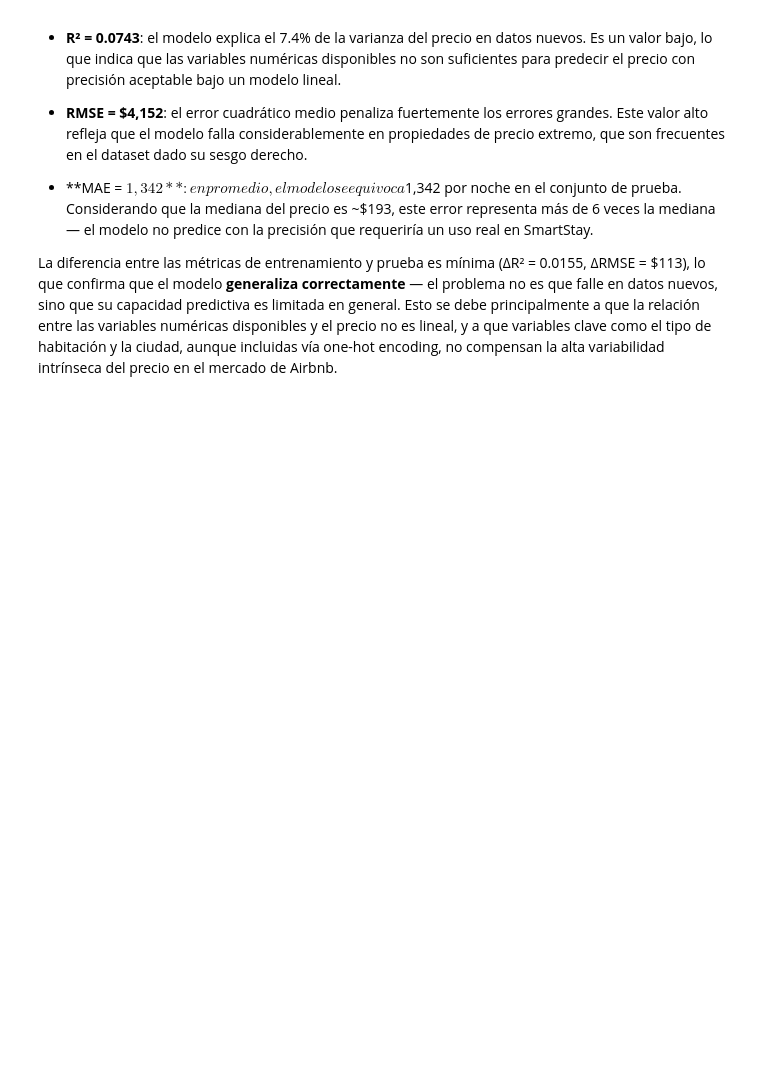
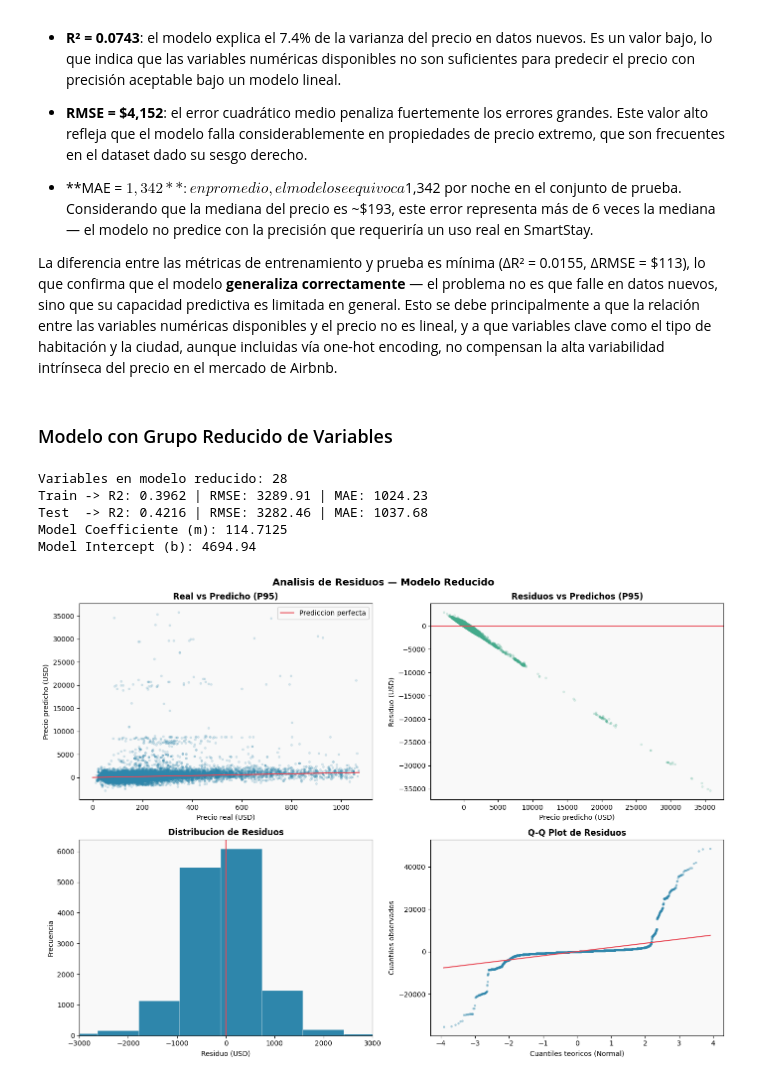
Before and after one commit to fabianpradod/lab3-mineria, a Jupyter notebook: mod/smartStay_regression.ipynb, the cells around one changed output. Saved outputs shown, nothing was run; the diff lists cells and outputs as text; code cells hidden in the pictures; blank space fills up the shorter version.

```diff
--- a/mod/smartStay_regression.ipynb
+++ b/mod/smartStay_regression.ipynb
@@ -1018,3 +1016,80 @@ Esto se debe principalmente a que la relación entre las variables numéricas di
 el precio no es lineal, y a que variables clave como el tipo de habitación y la ciudad,
 aunque incluidas vía one-hot encoding, no compensan la alta variabilidad intrínseca del
 precio en el mercado de Airbnb.
+# %% [markdown]
+### Modelo con Grupo Reducido de Variables
+# %%
+reduced_vars = [
+    'accommodates', 'bathrooms',
+    'host_total_listings_count', 'calculated_host_listings_count',
+    'host_response_rate', 'host_acceptance_rate', 'host_response_time',
+    'minimum_nights', 'maximum_nights',
+    'availability_365', 'estimated_occupancy_l365d',
+    'host_is_superhost', 'instant_bookable',
+    'host_response_time_missing', 'host_response_rate_missing',
+    'host_acceptance_rate_missing', 'host_is_superhost_missing'
+]
+
+# Agregar dummies de room_type y city
+dummy_cols = [c for c in X_train.columns if c.startswith('room_type_') or c.startswith('city_')]
+reduced_vars = reduced_vars + dummy_cols
+reduced_vars = [c for c in reduced_vars if c in X_train.columns]
+
+print(f"Variables en modelo reducido: {len(reduced_vars)}")
+results_reduced = run_regression(reduced_vars, X_train, X_test, y_train, y_test)
+# %% [output]
+Variables en modelo reducido: 28
+Train -> R2: 0.3962 | RMSE: 3289.91 | MAE: 1024.23
+Test  -> R2: 0.4216 | RMSE: 3282.46 | MAE: 1037.68
+Model Coefficiente (m): 114.7125
+Model Intercept (b): 4694.94
+# %%
+y_pred_test_red  = results_reduced['y_pred_test']
+y_pred_train_red = results_reduced['y_pred_train']
+residuals_red    = y_test.values - y_pred_test_red
+
+p95 = y_test.quantile(0.95)
+mask = y_test.values <= p95
+
+fig, axes = plt.subplots(2, 2, figsize=(14, 10))
+
+# 1. Real vs Predicho
+axes[0,0].scatter(y_test.values[mask], y_pred_test_red[mask],
+                  alpha=0.15, s=8, color='#2E86AB')
+axes[0,0].plot([0, p95], [0, p95], color='#E84855', linewidth=1.5, label='Prediccion perfecta')
+axes[0,0].set_title('Real vs Predicho (P95)', fontweight='bold')
+axes[0,0].set_xlabel('Precio real (USD)')
+axes[0,0].set_ylabel('Precio predicho (USD)')
+axes[0,0].legend()
+
+# 2. Residuos vs Predichos
+axes[0,1].scatter(y_pred_test_red[mask], residuals_red[mask],
+                  alpha=0.15, s=8, color='#43AA8B')
+axes[0,1].axhline(0, color='#E84855', linewidth=1.5)
+axes[0,1].set_title('Residuos vs Predichos (P95)', fontweight='bold')
+axes[0,1].set_xlabel('Precio predicho (USD)')
+axes[0,1].set_ylabel('Residuo (USD)')
+
+# 3. Histograma de residuos
+axes[1,0].hist(residuals_red, bins=100, color='#2E86AB', edgecolor='white', linewidth=0.3)
+axes[1,0].axvline(0, color='#E84855', linewidth=1.5)
+axes[1,0].set_xlim(-3000, 3000)
+axes[1,0].set_title('Distribucion de Residuos', fontweight='bold')
+axes[1,0].set_xlabel('Residuo (USD)')
+axes[1,0].set_ylabel('Frecuencia')
+
+# 4. Q-Q plot
+(osm, osr), (slope, intercept, r) = stats.probplot(residuals_red, dist='norm')
+axes[1,1].scatter(osm, osr, alpha=0.3, s=6, color='#2E86AB')
+axes[1,1].plot(osm, slope * np.array(osm) + intercept, color='#E84855', linewidth=1.5)
+axes[1,1].set_title('Q-Q Plot de Residuos', fontweight='bold')
+axes[1,1].set_xlabel('Cuantiles teoricos (Normal)')
+axes[1,1].set_ylabel('Cuantiles observados')
+
+for ax in axes.flatten():
+    ax.grid(False)
+plt.suptitle('Analisis de Residuos — Modelo Reducido', fontsize=14, fontweight='bold')
+plt.tight_layout()
+plt.show()
+# %% [output]
+[figure, added]
```
Also changed, not shown: parts of 18 cells of this notebook.
